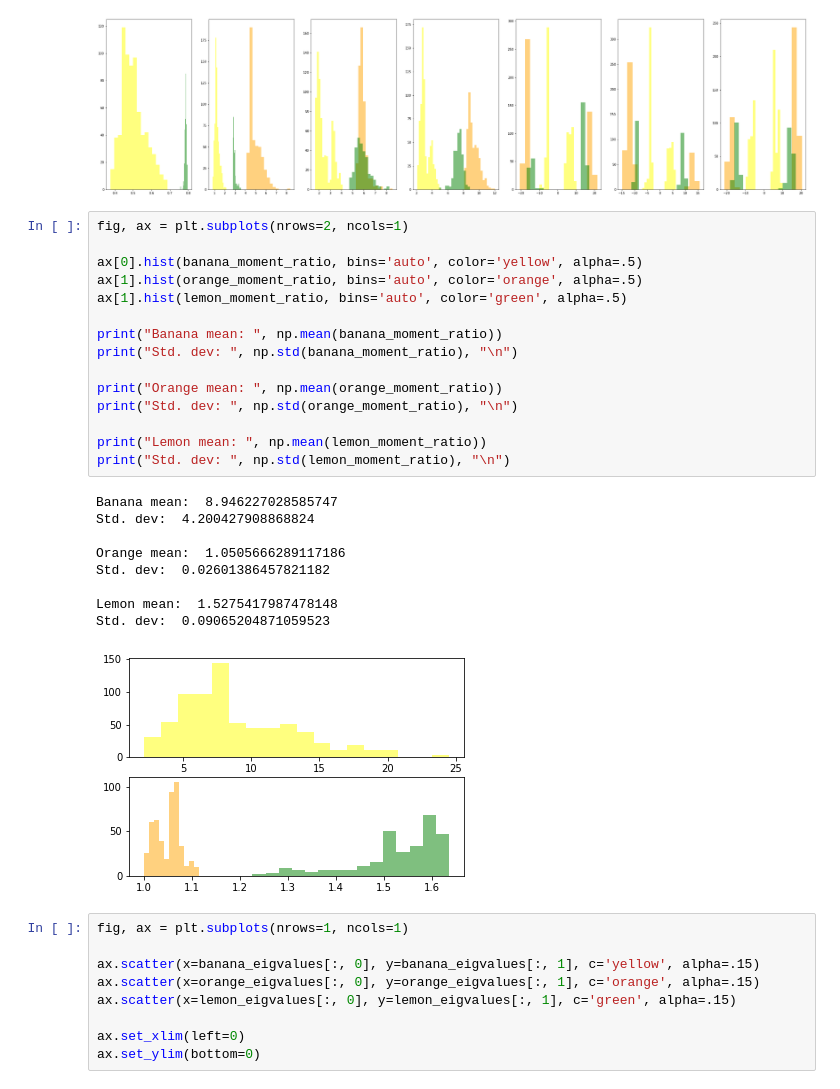
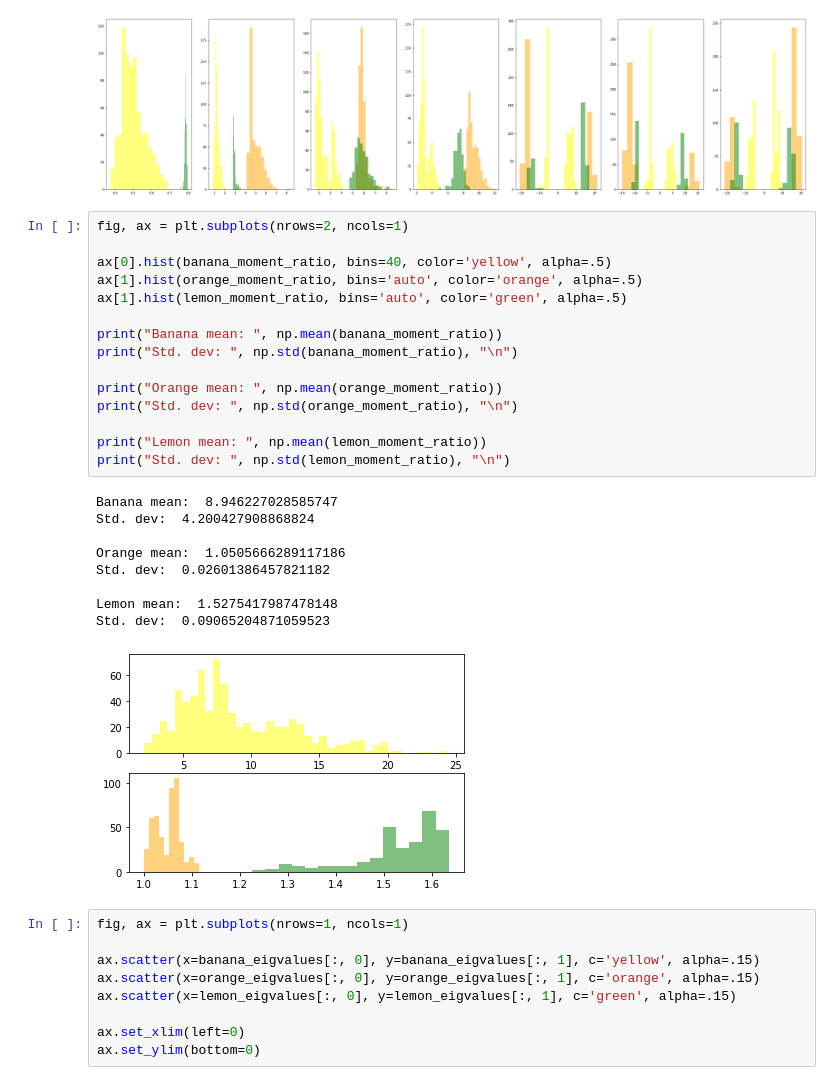
Before and after one commit to GinoAvanzini/fruit-sorter, a Jupyter notebook: src/scikit_image_testbench.ipynb, the cells around one changed output. Cells and saved outputs as stored; diff of their text form.

Commit message:
Add feature modes. Add cluster plotting

```diff
--- a/src/scikit_image_testbench.ipynb
+++ b/src/scikit_image_testbench.ipynb
@@ -478,28 +478,28 @@ plt.show()
 # %%
 fig, ax = plt.subplots(nrows=2, ncols=1)
 
-ax[0].hist(banana_moment_ratio, bins='auto', color='yellow', alpha=.5)
+ax[0].hist(banana_moment_ratio, bins=40, color='yellow', alpha=.5)
 ax[1].hist(orange_moment_ratio, bins='auto', color='orange', alpha=.5)
 ax[1].hist(lemon_moment_ratio, bins='auto', color='green', alpha=.5)
 
 print("Banana mean: ", np.mean(banana_moment_ratio))
 print("Std. dev: ", np.std(banana_moment_ratio), "\n")
 
 print("Orange mean: ", np.mean(orange_moment_ratio))
 print("Std. dev: ", np.std(orange_moment_ratio), "\n")
 
 print("Lemon mean: ", np.mean(lemon_moment_ratio))
 print("Std. dev: ", np.std(lemon_moment_ratio), "\n")
 # %% [output]
 Banana mean:  8.946227028585747
 Std. dev:  4.200427908868824
 
 Orange mean:  1.0505666289117186
 Std. dev:  0.02601386457821182
 
 Lemon mean:  1.5275417987478148
 Std. dev:  0.09065204871059523
-[figure, old version]
+[figure, new version]
 # %%
 fig, ax = plt.subplots(nrows=1, ncols=1)
 
```
Also changed, not shown: parts of 1 cell of this notebook, 2 other files.
